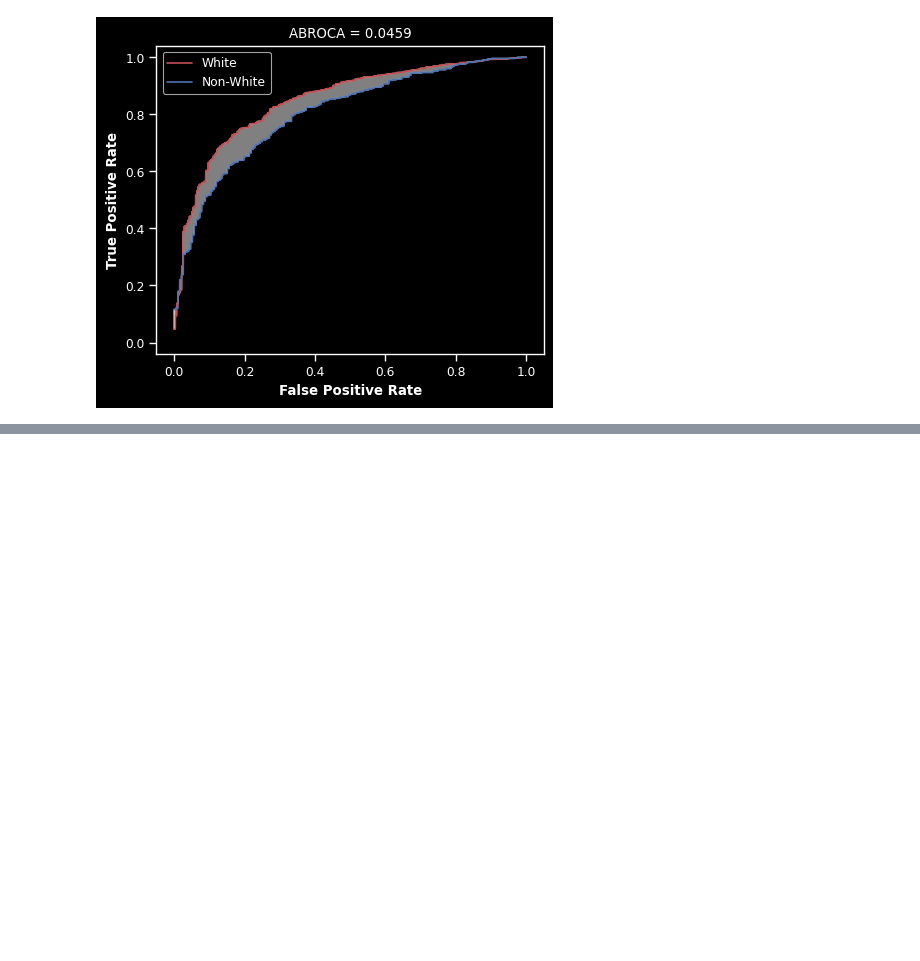
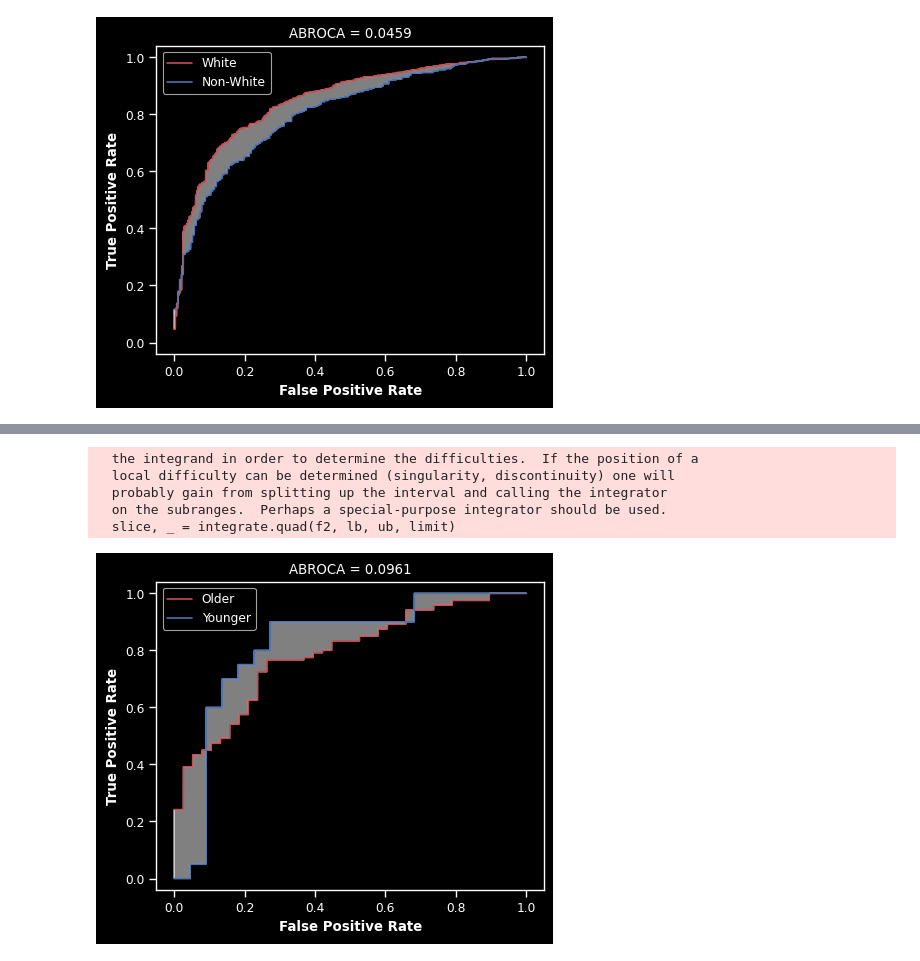
Before and after one commit to bramantyois/qa_ai, a Jupyter notebook: notebook/on_law_dataset.ipynb, the cells around one changed output, grey strips where cells are left out. Saved outputs shown, nothing was run; the diff lists cells and outputs as text; code cells hidden in the pictures; blank space fills up the shorter version.

```diff
--- a/notebook/on_law_dataset.ipynb
+++ b/notebook/on_law_dataset.ipynb
@@ -406,0 +503,4 @@ Overall, both models perform better on the law dataset compared to the credit da
+# %%
+## Training Test Split
+train_df = data_df.sample(frac=0.8, random_state=42)
+test_df = data_df.drop(train_df.index)
@@ -406,0 +570,17 @@ Overall, both models perform better on the law dataset compared to the credit da
+# %%
+rforest = RandomForestClassifier(n_estimators=100, max_depth=10, random_state=42)
+
+# fit model
+rforest.fit(train_df.drop(target_label, axis=1), train_df[target_label])
+
+# get predictions on test set
+rforest_y_pred = rforest.predict(test_df.drop(target_label, axis=1))
+rforest_y_proba = rforest.predict_proba(test_df.drop(target_label, axis=1))
+
+rforest_w_y_pred = rforest.predict(test_older_df.drop(target_label, axis=1))
+rforest_nw_y_pred = rforest.predict(test_younger_df.drop(target_label, axis=1))
+
+# get confusion matrix
+rforest_confusion_matrix = confusion_matrix(test_df[target_label], rforest_y_pred)
+rforest_w_confusion_matrix = confusion_matrix(test_older_df[target_label], rforest_w_y_pred)
+rforest_nw_confusion_matrix = confusion_matrix(test_younger_df[target_label], rforest_nw_y_pred)
@@ -406,0 +621,31 @@ Overall, both models perform better on the law dataset compared to the credit da
+# %%
+# computing abroca
+## adding prediction column to test dataframes
+# copy test_df
+test_df_abroca = test_df.copy()
+
+test_df_abroca['lreg_proba'] = lreg_y_proba[:,1]
+test_df_abroca['rforest_proba'] = rforest_y_proba[:,1]
+
+# map pass_bar to 1 and 0
+test_df_abroca[target_label] = test_df_abroca[target_label].map({1.0: 1, 0.0: 0})
+
+## map race_White to white and non-white
+test_df_abroca['older_True'] = test_df_abroca['older_True'].map({1.0: 'Older', 0.0: 'Younger'})
+# %%
+compute_abroca(
+    test_df_abroca,
+    pred_col='lreg_proba',
+    label_col=target_label,
+    p_attr_col='older_True',
+    np_p_attr_val='Older',
+    plot_slices=True,
+    np_group_name = 'Older',
+    p_group_name = 'Younger')
+# %% [output]
+  the integrand in order to determine the difficulties.  If the position of a
+  local difficulty can be determined (singularity, discontinuity) one will
+  probably gain from splitting up the interval and calling the integrator
+  on the subranges.  Perhaps a special-purpose integrator should be used.
+  slice, _ = integrate.quad(f2, lb, ub, limit)
+[figure, added]
```
Also changed, not shown: parts of 43 cells of this notebook, 3 other files.
